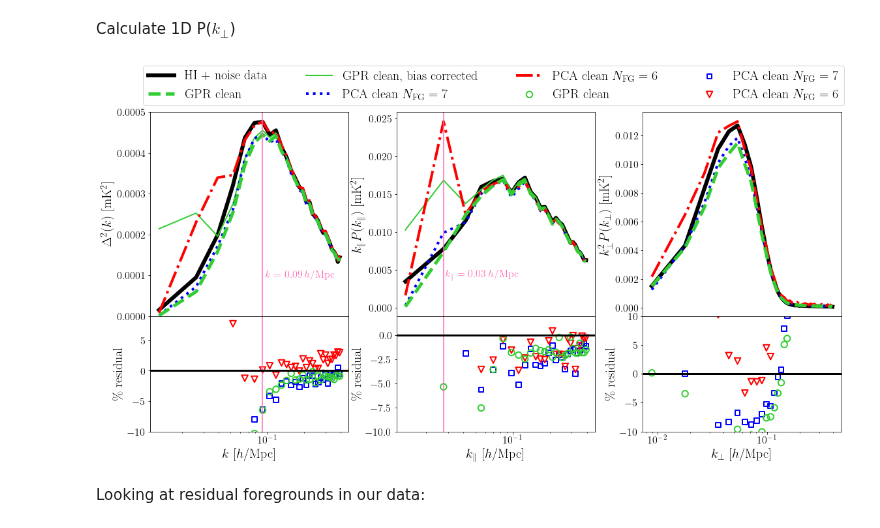
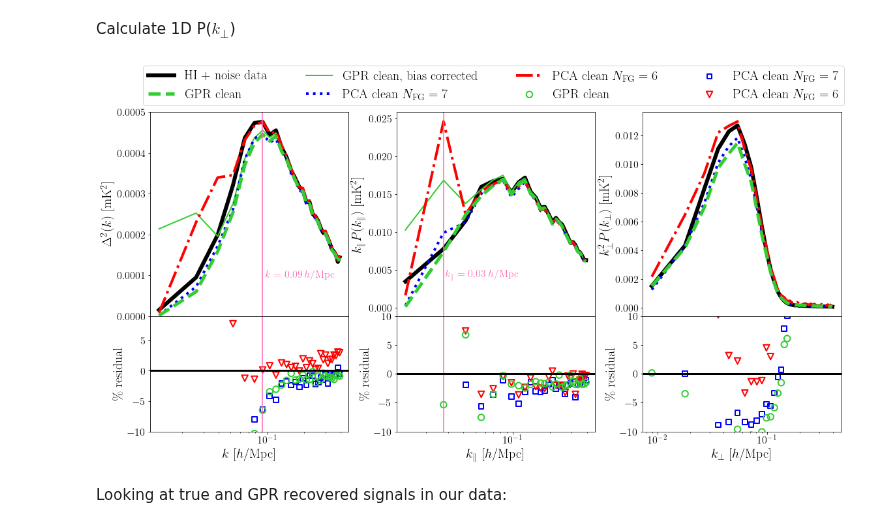
Before and after one commit to paulassoares/gpr4im, a Jupyter notebook: Jupyter Notebooks/Reproducible paper plots/With polarisation.ipynb, the cells around one changed output. Drawn from its saved outputs; the diff is of its cells as text; code cells hidden in the pictures.

```diff
--- a/Jupyter Notebooks/Reproducible paper plots/With polarisation.ipynb
+++ b/Jupyter Notebooks/Reproducible paper plots/With polarisation.ipynb
@@ -259,37 +258,37 @@ ax3.set_xscale('log')
 ax3.set_ylabel('$k_\parallel P(k_\parallel)$ [mK$^2$]', fontsize=20)
 
 ax4.scatter(kpar, 100*(PCA7_pk_para - HI_pk_para)/HI_pk_para, marker='s', s=60, edgecolor='b', facecolor='none', lw=2)
 ax4.scatter(kpar, 100*(PCA6_pk_para - HI_pk_para)/HI_pk_para, marker='v', s=90, edgecolor='r', facecolor='none', lw=2)
 ax4.scatter(kpar, 100*(GPR_pk_para - HI_pk_para)/HI_pk_para, s=90, marker='o', edgecolor='limegreen', facecolor='none', lw=2)
 ax4.axvline(kpar[1], c='hotpink')
-ax4.set_ylim(-10,2)
+ax4.set_ylim(-10,10)
 ax4.set_xscale('log')
 ax4.set_xlabel('$k_\parallel$ [$h$/Mpc]', fontsize=20)
 ax4.set_ylabel('\% residual', fontsize=20)
 ax4.axhline(0, c='k', lw=3)
 
 ax5.plot(kperp, kperp*kperp*HI_pk_perp, ls='solid', c='k', lw=6)
 ax5.plot(kperp, kperp*kperp*PCA7_pk_perp, ls='dotted',c='b', lw=4)
 ax5.plot(kperp, kperp*kperp*PCA6_pk_perp, ls='dashdot',c='r', lw=4, label = r'PCA clean $N_{\rm FG} = 6$')
 ax5.plot(kperp, kperp*kperp*GPR_pk_perp, ls='dashed', c='limegreen', lw=5)
 ax5.set_xscale('log')
 ax5.set_ylabel('$k_\perp^2 P(k_\perp)$ [mK$^2$]', fontsize=20)
 
 ax6.scatter(kperp, 100*(PCA7_pk_perp - HI_pk_perp)/HI_pk_perp, marker='s', s=60, edgecolor='b', facecolor='none', lw=2, label = r'PCA clean $N_{\rm FG} = 7$')
 ax6.scatter(kperp, 100*(PCA6_pk_perp - HI_pk_perp)/HI_pk_perp, marker='v', s=90, edgecolor='r', facecolor='none', lw=2, label = r'PCA clean $N_{\rm FG} = 6$')
 ax6.scatter(kperp, 100*(GPR_pk_perp - HI_pk_perp)/HI_pk_perp, s=90, marker='o', edgecolor='limegreen', facecolor='none', lw=2)
 ax6.set_ylim(-10,10)
 ax6.set_xlabel('$k_\perp$ [$h$/Mpc]', fontsize=20)
 ax6.set_ylabel('\% residual', fontsize=20)
 ax6.axhline(0, c='k', lw=3)
 
 fig.legend(bbox_to_anchor=(0.11, 0.88, 0.8, 0), loc="lower left", mode="expand", ncol=4, fontsize=20)
 
 #plt.savefig('figs/pk_all_wpol', dpi=300, bbox_inches="tight")
 # %% [output]
-[figure, old version]
+[figure, new version]
 # %% [markdown]
-Looking at residual foregrounds in our data:
+Looking at true and GPR recovered signals in our data:
 # %%
 FGnopol_data = data.beam.foregrounds.all_nopol
 FGwpol_data = data.beam.foregrounds.all_wpol
```
Also changed, not shown: parts of 7 cells of this notebook, 4 other files.
